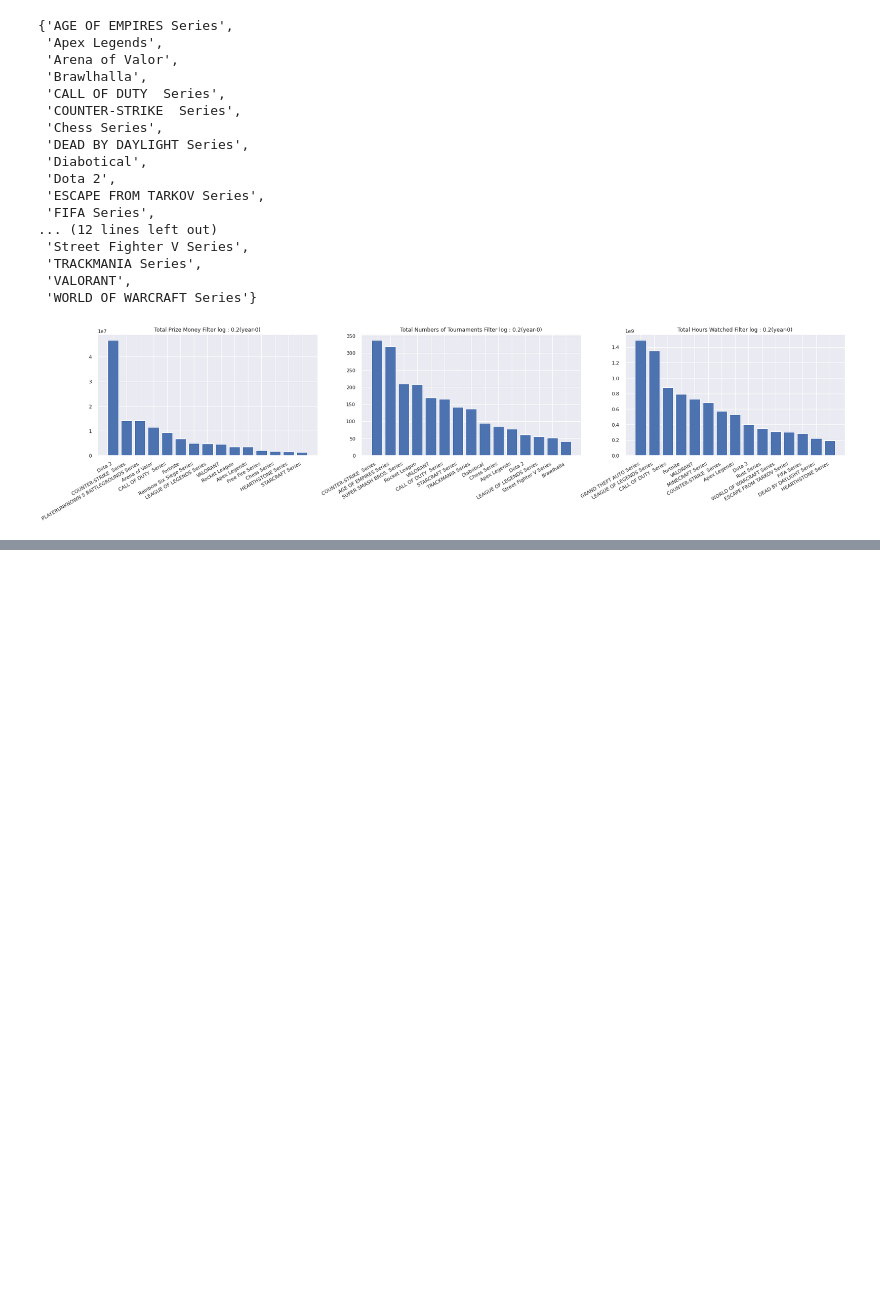
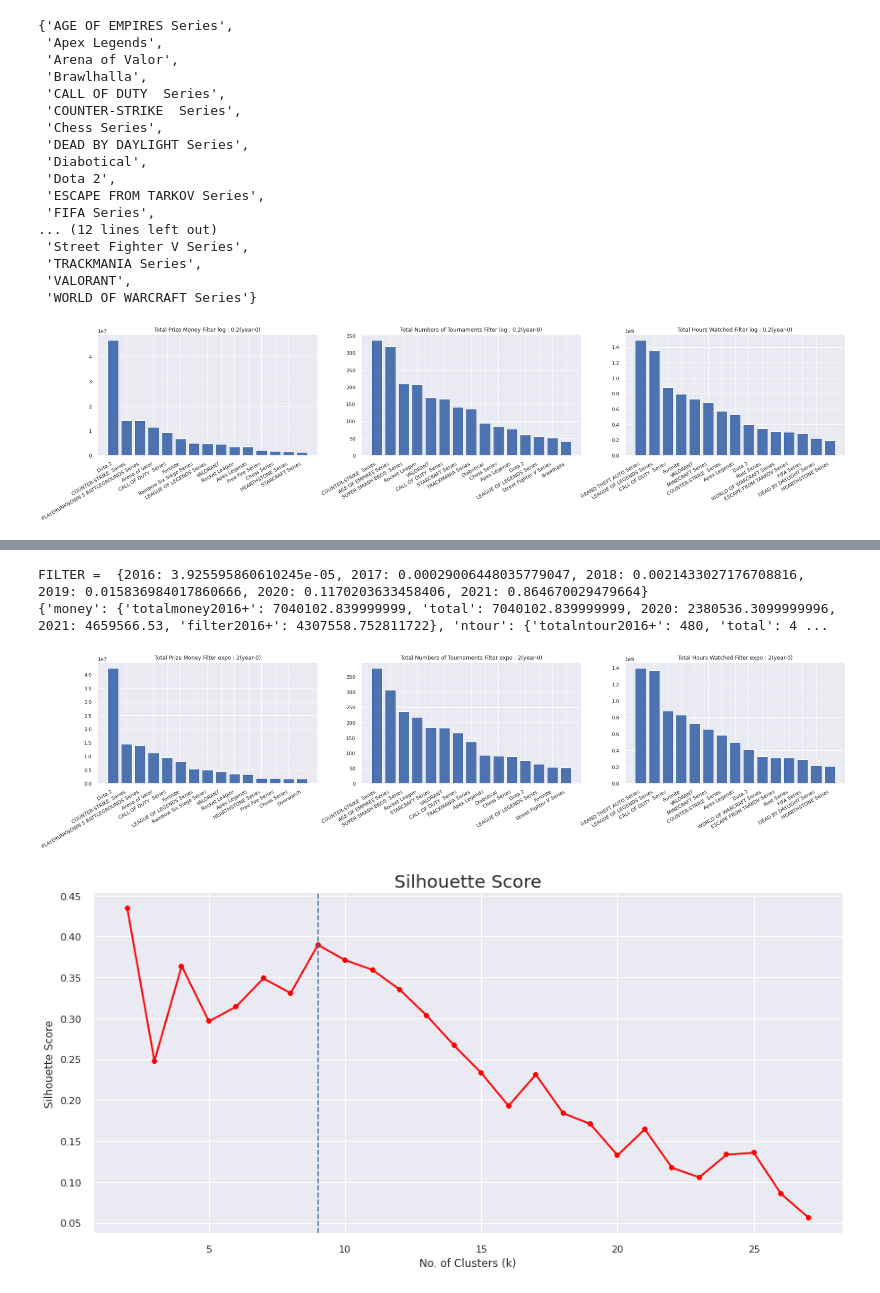
Before and after one commit to markerxz/games-popularity-analysis, a Jupyter notebook: esp.ipynb, the cells around one changed output, grey strips where cells are left out. Drawn from its saved outputs; the diff is of its cells as text; code cells hidden in the pictures; blank space fills up the shorter version.

Commit message:
Add some analysis and Filter function feature.

```diff
--- a/esp.ipynb
+++ b/esp.ipynb
@@ -991,0 +924,67 @@ error: failed to push some refs to 'https://ghp_4nBg9rZSITjjYgiUEp5oPjV0MuvPhk1F
+# %%
+arr3 = {'Series Name':[],'Total Money':[],'Total Tournaments':[],'Hours Watched':[]}
+for series in serieslisttop('expo',2,0,1,15,'plot'):
+    arr3['Series Name'].append(series)
+    arr3['Total Money'].append(gameclustered[series]['money']['filter2016+'])
+    arr3['Total Tournaments'].append(gameclustered[series]['ntour']['filter2016+'])
+    arr3['Hours Watched'].append(gameclustered[series]['hw']['filter2016+'])
+clustering_seriesd = pd.DataFrame(arr3).drop('Series Name', axis=1)
+clustering_series = (clustering_seriesd-clustering_seriesd.mean())/clustering_seriesd.std()
+from sklearn.mixture import GaussianMixture
+from sklearn.metrics import silhouette_score
+A=np.arange(2,len(arr3['Series Name']))
+scores = pd.DataFrame(columns=['Score'])
+seed = 134
+for x in A:
+
+
+    #  Apply your clustering algorithm of choice to the reduced data
+    clusterer = GaussianMixture(n_components=x, random_state=seed,reg_covar=1e-4).fit(clustering_series)
+
+    # TODO: Predict the cluster for each data point
+    preds = clusterer.predict(clustering_series)
+
+    # TODO: Find the cluster centers
+    centers = clusterer.means_
+
+    # TODO: Calculate the mean silhouette coefficient for the number of clusters chosen
+    score = silhouette_score(clustering_series,preds)
+    scores.loc[x] = [score]
+fig, ax = plt.subplots(figsize=(15,7))
+ax = plt.plot(A,scores, linewidth=2, color="red", marker ="8")
+n_clusters =  9
+plt.axvline(x=n_clusters, ls='--')
+plt.ylabel('Silhouette Score')
+plt.xlabel('No. of Clusters (k)')
+plt.title('Silhouette Score', fontsize = 20)
+plt.show()
+
+gmms = GaussianMixture(n_components=n_clusters, random_state=seed,reg_covar=1e-4)
+#gmms.fit(clustering_series)
+d = pd.DataFrame(arr3).drop('Series Name', axis=1)
+d['Cluster_Prediction'] = gmms.fit_predict(clustering_series)
+cmap = {0:'red',1:'blue',2:'green',3:'orange',4:'violet',5:'navajowhite',6:'pink',7:'#1f77b4',  # muted blue
+    8:'#ff7f0e',  # safety orange
+    9:'#2ca02c',  # cooked asparagus green
+    10:'#d62728',  # brick red
+    11:'#9467bd',  # muted purple
+    12:'#8c564b',  # chestnut brown
+    13:'#e377c2',  # raspberry yogurt pink
+    14:'#7f7f7f',  # middle gray
+    15:'#bcbd22',  # curry yellow-green
+    16:'#17becf'   # blue-teal}
+}
+d['Color'] = [cmap[int(d.iloc[i]['Cluster_Prediction'])] for i in range(len(d))]
+d['Series Name'] = [arr3['Series Name'][i] for i in range(len(d))]
+import plotly.express as px
+
+fig = px.scatter_3d(d, x='Total Money', y='Total Tournaments', z='Hours Watched',text='Series Name',
+              color='Color')
+fig.show(renderer="colab")
+for i in range(n_clusters):
+  print("Cluster : ",i)
+  for j in range(len(d)):
+    if d.iloc[j]['Cluster_Prediction'] == i:
+      print(d.iloc[j]['Series Name'])
+  print()
+# %% [output]
@@ -991,0 +992,4 @@ error: failed to push some refs to 'https://ghp_4nBg9rZSITjjYgiUEp5oPjV0MuvPhk1F
+FILTER =  {2016: 3.925595860610245e-05, 2017: 0.00029006448035779047, 2018: 0.0021433027176708816, 2019: 0.015836984017860666, 2020: 0.1170203633458406, 2021: 0.864670029479664}
+{'money': {'totalmoney2016+': 7040102.839999999, 'total': 7040102.839999999, 2020: 2380536.3099999996, 2021: 4659566.53, 'filter2016+': 4307558.752811722}, 'ntour': {'totalntour2016+': 480, 'total': 4 ...
+[figure, added]
+[figure, added]
```
Also changed, not shown: parts of 12 cells of this notebook.
